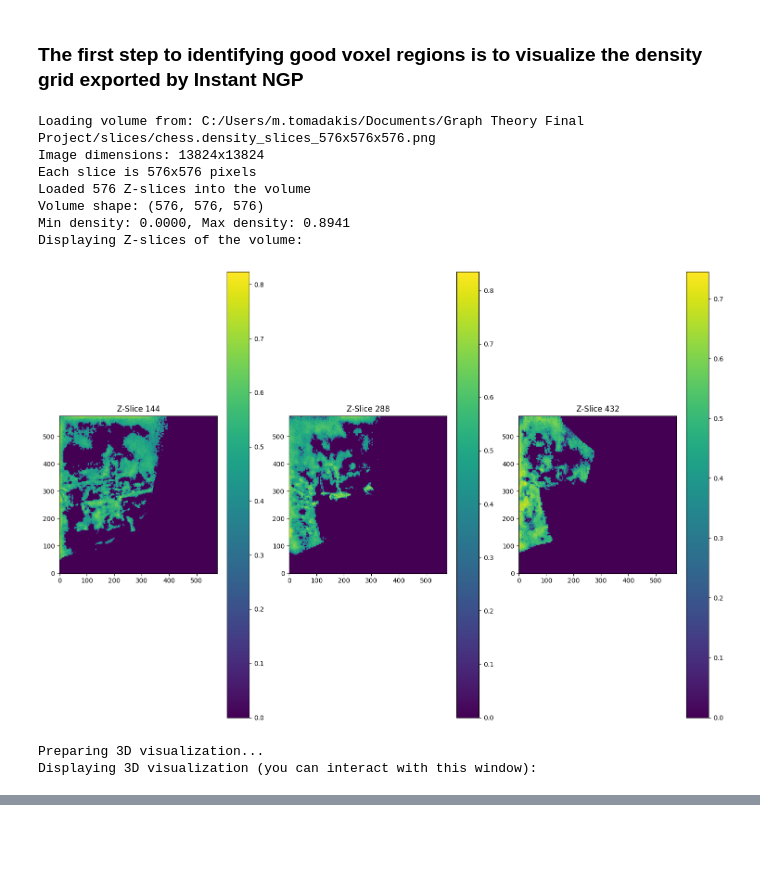
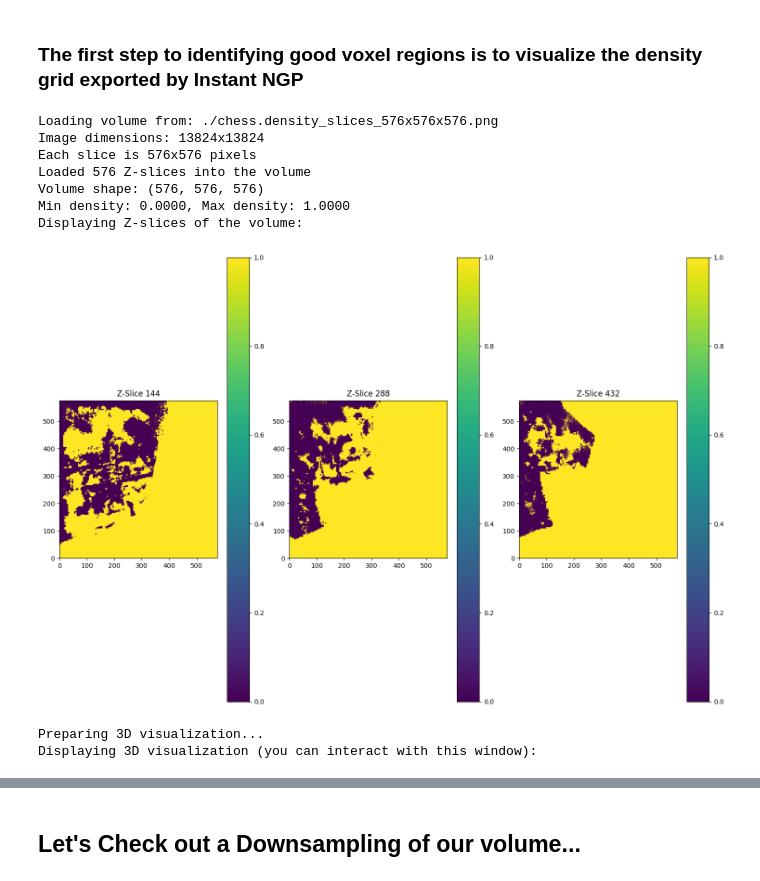
Before and after one commit to ModeratelyGreek/Graph-Theory-Final-Project, a Jupyter notebook: slices/project.ipynb, the cells around one changed output, grey strips where cells are left out. Drawn from its saved outputs; the diff is of its cells as text; code cells hidden in the pictures; blank space fills up the shorter version.

```diff
--- a/slices/project.ipynb
+++ b/slices/project.ipynb
@@ -202,25 +140,23 @@ def explore_volume(png_path, volume_resolution=256, slice_grid_size=32, threshol
 
     return volume, plotter
 # %%
-png_path = "C:/Users/m.tomadakis/Documents/Graph Theory Final Project/slices/chess.density_slices_576x576x576.png"  # Update this to your actual path
+png_path = "./chess.density_slices_576x576x576.png"
 
-# Load and visualize the volume
-# Adjust these parameters based on your specific PNG setup
 volume, plotter = explore_volume(
     png_path=png_path,
-    volume_resolution=576,  # The resolution of your volume (256x256x256)
-    slice_grid_size=24,      # The grid size in the PNG (32x32 slices)
-    threshold=0.1,          # Minimum density value to display
-    invert=False            # Invert the densities for better visibility
+    volume_resolution=576,  # The resolution of the volume (256x256x256)
+    slice_grid_size=24,
+    threshold=0.9,          # Minimum density value to display
+    invert=True            # Invert the densities for better visibility
 )
 # %% [output]
-Loading volume from: C:/Users/m.tomadakis/Documents/Graph Theory Final Project/slices/chess.density_slices_576x576x576.png
+Loading volume from: ./chess.density_slices_576x576x576.png
 Image dimensions: 13824x13824
 Each slice is 576x576 pixels
 Loaded 576 Z-slices into the volume
 Volume shape: (576, 576, 576)
-Min density: 0.0000, Max density: 0.8941
+Min density: 0.0000, Max density: 1.0000
 Displaying Z-slices of the volume:
-[figure, old version]
+[figure, new version]
 Preparing 3D visualization...
 Displaying 3D visualization (you can interact with this window):
@@ -228,3 +164,5 @@ Widget(value='<iframe src="http://localhost:60476/index.html?ui=P_0x21a0a769be0_
+# %% [markdown]
+## Let's Check out a Downsampling of our volume...
 # %%
 from scipy.ndimage import zoom
 
```
Also changed, not shown: parts of 8 cells of this notebook.
